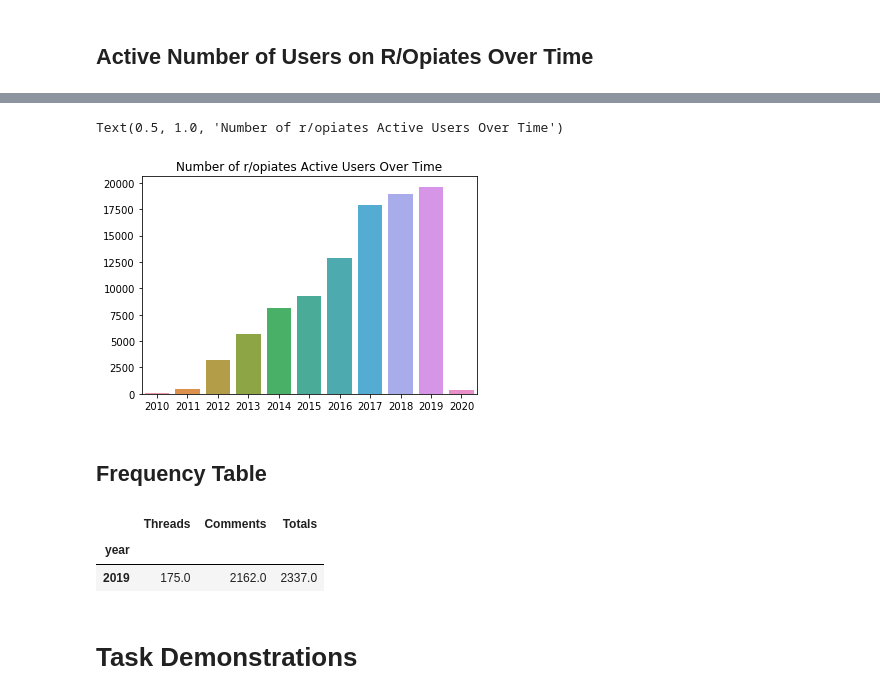
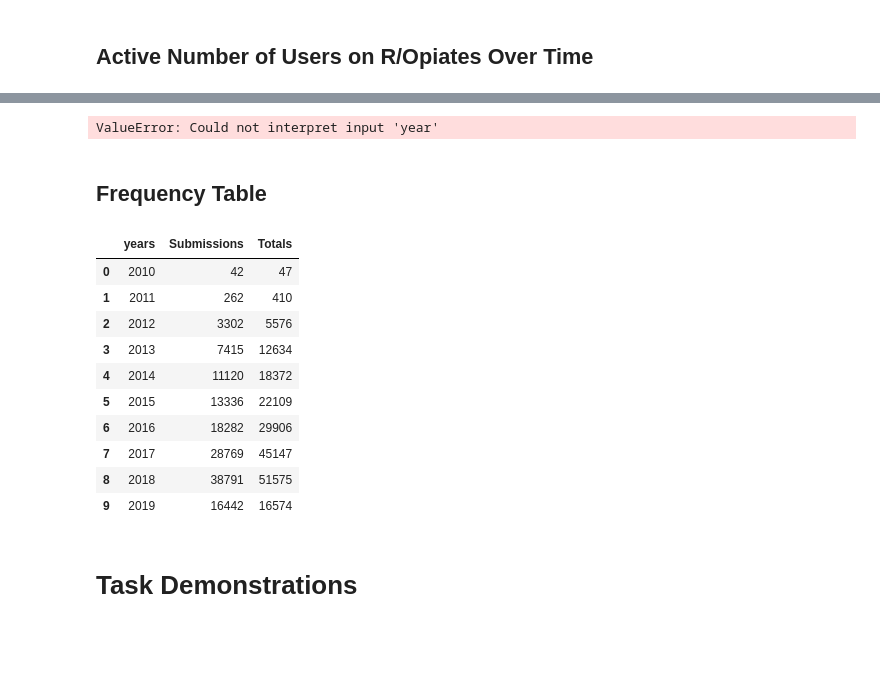
Before and after one commit to akilby/drug_pricing, a Jupyter notebook: notebooks/summary.ipynb, the cells around one changed output, grey strips where cells are left out. Saved outputs shown, nothing was run; the diff lists cells and outputs as text; code cells hidden in the pictures; blank space fills up the shorter version.

```diff
--- a/notebooks/summary.ipynb
+++ b/notebooks/summary.ipynb
@@ -108,11 +87,12 @@ real_df = pd.DataFrame(list(real_res))
 real_df["year"] = real_df["_id"].apply(lambda x: x["year"])
 # %%
 # group by year
-raw_query = [
-    {"$match": {"is_sub": False}},
-    {"$group": {"_id": {"year": {"$year": "$time"}},
-                "count": {"$sum": 1}}}
-]
-raw_res = COLL.aggregate(raw_query)
-raw_df = pd.DataFrame(list(raw_res))
+pipeline = [{
+    "$group": {
+        "_id": {"year": {"$year": "$datetime"}},
+        "count": {"$sum": 1}
+    }
+}]
+query = CommentPost.objects.aggregate(pipeline)
+raw_df = pd.DataFrame(list(query))
 raw_df["year"] = raw_df["_id"].apply(lambda x: x["year"])
@@ -158,9 +140,8 @@ def users_per_year(df: pd.DataFrame) -> Tuple[List[str], List[int]]:
 # %%
-years, user_counts = users_per_year(full_df)
-ax = sns.barplot(x=years, y=user_counts)
+df = pd.DataFrame(list(query))
+ax = sns.barplot(x="year", y="num_users", data=df)
 ax.set_title("Number of r/opiates Active Users Over Time")
 # %% [output]
-Text(0.5, 1.0, 'Number of r/opiates Active Users Over Time')
+ValueError: Could not interpret input 'year'
-[figure, removed]
 # %% [markdown]
 ## Frequency Table
@@ -175,9 +148,19 @@ count_df = freq_df.groupby("year").sum().loc[:,["Threads", "Comments", "Totals"]
-# %%
-count_df
-# %% [output]
-|  | Threads | Comments | Totals |
-| year |  |  |  |
-| 2019 | 175.0 | 2162.0 | 2337.0 |
+# %%
+df = pd.DataFrame({"years": years, "Submissions": submission_counts, "Totals": post_counts})
+# %%
+df
+# %% [output]
+|  | years | Submissions | Totals |
+| 0 | 2010 | 42 | 47 |
+| 1 | 2011 | 262 | 410 |
+| 2 | 2012 | 3302 | 5576 |
+| 3 | 2013 | 7415 | 12634 |
+| 4 | 2014 | 11120 | 18372 |
+| 5 | 2015 | 13336 | 22109 |
+| 6 | 2016 | 18282 | 29906 |
+| 7 | 2017 | 28769 | 45147 |
+| 8 | 2018 | 38791 | 51575 |
+| 9 | 2019 | 16442 | 16574 |
 # %% [markdown]
 # Task Demonstrations
 # %% [markdown]
```
Also changed, not shown: parts of 29 cells of this notebook, 3 other files.
